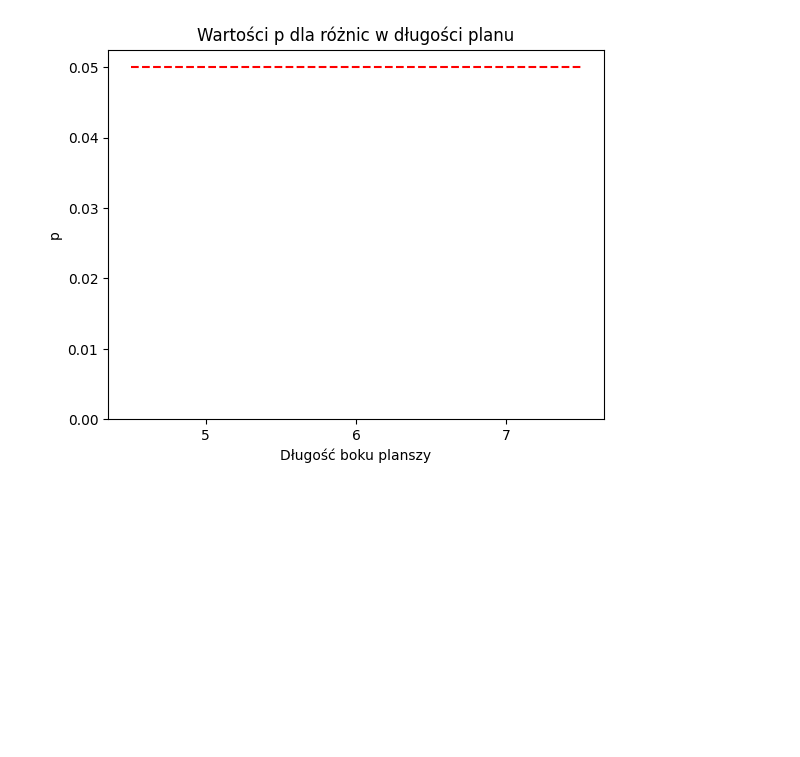
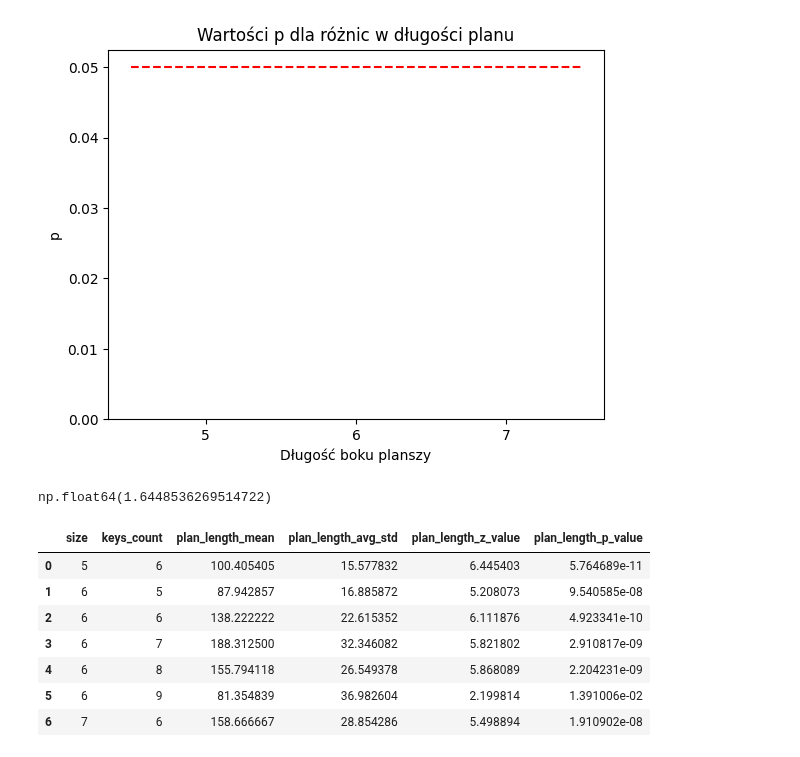
Before and after one commit to piotrkubala/blocky-game, a Jupyter notebook: experiments_plots.ipynb, the cells around one changed output. Cells and saved outputs as stored; diff of their text form; code cells hidden in the pictures; blank space fills up the shorter version.

```diff
--- a/experiments_plots.ipynb
+++ b/experiments_plots.ipynb
@@ -513,3 +513,18 @@ plt.show()
 [figure]
 [figure]
 [figure]
+# %%
+z_value_max_value
+# %% [output]
+np.float64(1.6448536269514722)
+# %%
+df_differences_first_correct_aggregated[['size', 'keys_count', 'plan_length_mean', 'plan_length_avg_std', 'plan_length_z_value', 'plan_length_p_value']]
+# %% [output]
+|  | size | keys_count | plan_length_mean | plan_length_avg_std | plan_length_z_value | plan_length_p_value |
+| 0 | 5 | 6 | 100.405405 | 15.577832 | 6.445403 | 5.764689e-11 |
+| 1 | 6 | 5 | 87.942857 | 16.885872 | 5.208073 | 9.540585e-08 |
+| 2 | 6 | 6 | 138.222222 | 22.615352 | 6.111876 | 4.923341e-10 |
+| 3 | 6 | 7 | 188.312500 | 32.346082 | 5.821802 | 2.910817e-09 |
+| 4 | 6 | 8 | 155.794118 | 26.549378 | 5.868089 | 2.204231e-09 |
+| 5 | 6 | 9 | 81.354839 | 36.982604 | 2.199814 | 1.391006e-02 |
+| 6 | 7 | 6 | 158.666667 | 28.854286 | 5.498894 | 1.910902e-08 |
```
Also changed, not shown: parts of 2 cells of this notebook, 4 other files.
